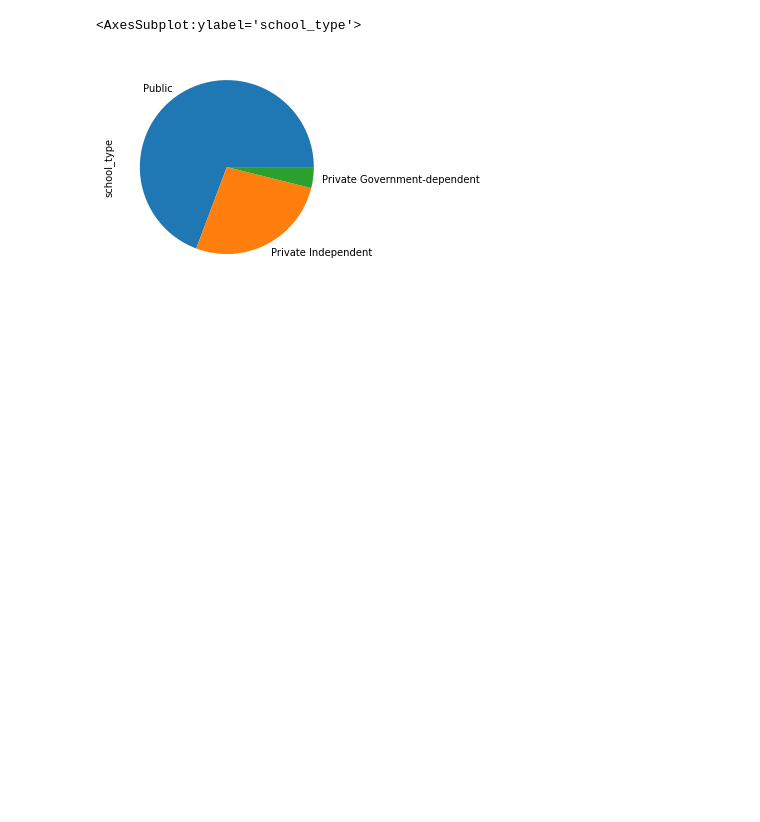
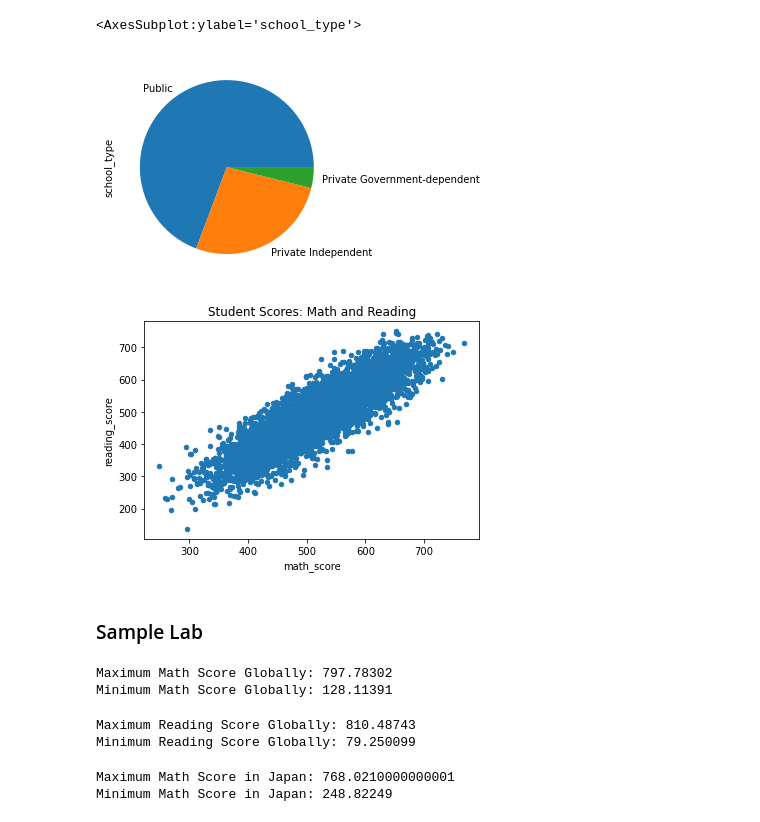
Before and after one commit to worldbank/Python-for-Data-Science, a Jupyter notebook: June_2021_ETEC/day_2/3b_EDA_pandas.ipynb, the cells around one changed output. Saved outputs shown, nothing was run; the diff lists cells and outputs as text; code cells hidden in the pictures; blank space fills up the shorter version.

```diff
--- a/June_2021_ETEC/day_2/3b_EDA_pandas.ipynb
+++ b/June_2021_ETEC/day_2/3b_EDA_pandas.ipynb
@@ -136,3 +205,47 @@ df_japan.school_type.value_counts().plot(kind = 'pie')
 # %% [output]
 <AxesSubplot:ylabel='school_type'>
 [figure]
+# %%
+df_japan.plot(x = 'math_score', y = 'reading_score', kind = 'scatter', title = 'Student Scores: Math and Reading');
+# %% [output]
+[figure, added]
+# %% [markdown]
+### Sample Lab
+# %%
+# 1. Find out the highest and lowest math_scores globally
+
+max_math_score = df.math_score.max()
+min_math_score = df.math_score.min()
+
+print("Maximum Math Score Globally:",
+      max_math_score,
+      "\nMinimum Math Score Globally:",
+      min_math_score)
+# %% [output]
+Maximum Math Score Globally: 797.78302
+Minimum Math Score Globally: 128.11391
+# %%
+# 2. Find out the highest and lowest reading_score Globally
+
+max_reading_score = df.reading_score.max()
+min_reading_score = df.reading_score.min()
+
+print("Maximum Reading Score Globally:",
+      max_reading_score,
+      "\nMinimum Reading Score Globally:",
+      min_reading_score)
+# %% [output]
+Maximum Reading Score Globally: 810.48743
+Minimum Reading Score Globally: 79.250099
+# %%
+# 3. Find out the highest and lowest math_score for students in Japan
+max_math_score_japan = df[df.country=="Japan"].math_score.max()
+min_math_score_japan = df[df.country=="Japan"].math_score.min()
+
+print("Maximum Math Score in Japan:",
+      max_math_score_japan,
+      "\nMinimum Math Score in Japan:",
+      min_math_score_japan)
+# %% [output]
+Maximum Math Score in Japan: 768.0210000000001
+Minimum Math Score in Japan: 248.82249
```
Also changed, not shown: parts of 85 cells of this notebook.
